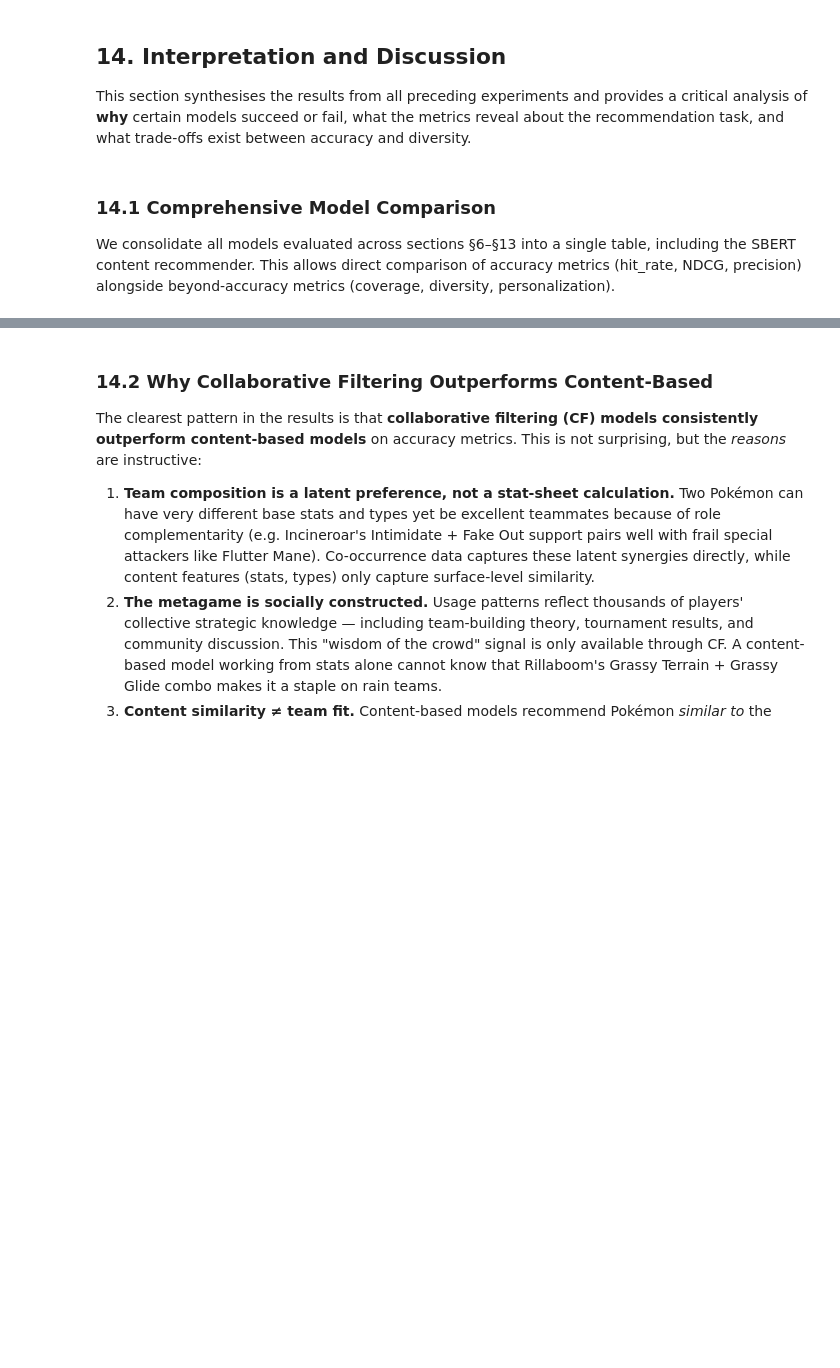
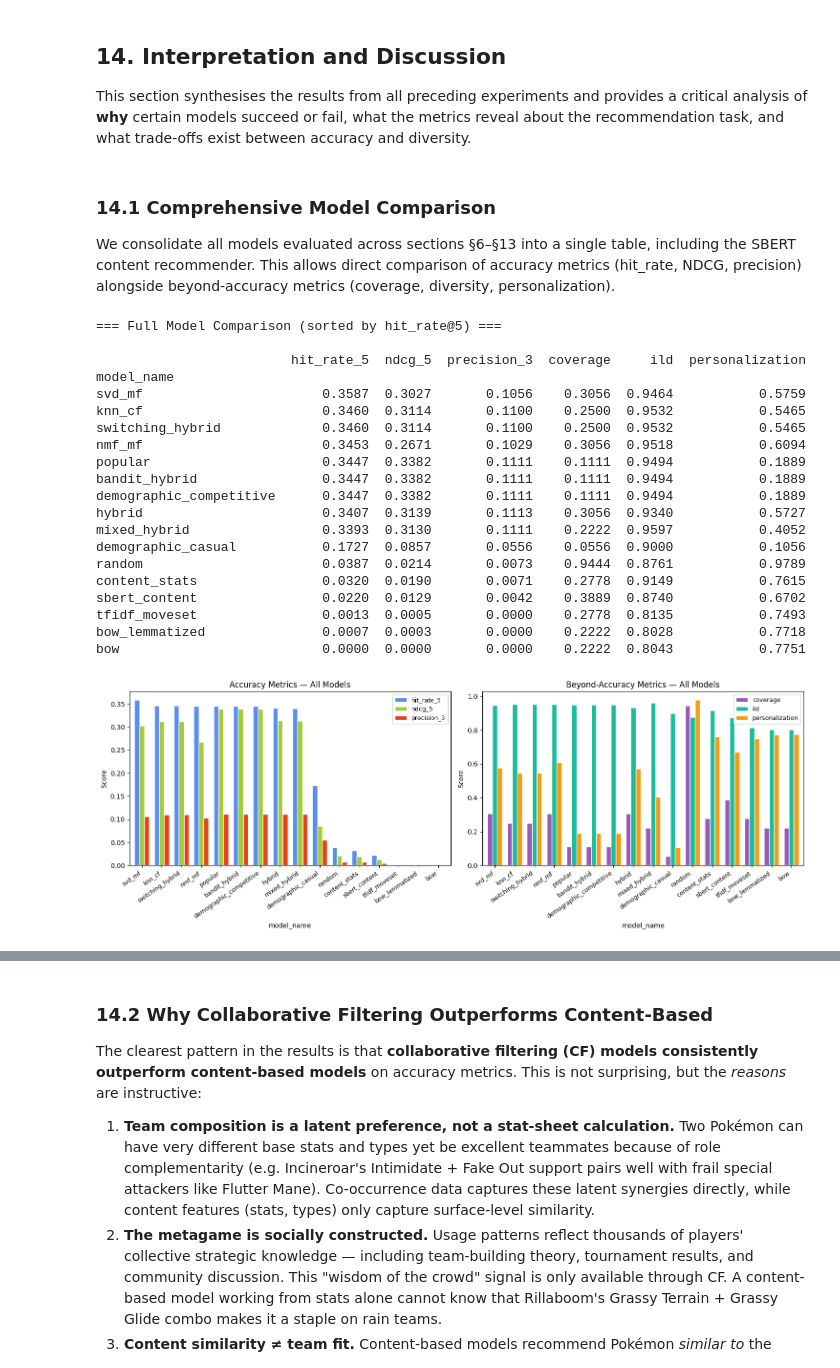
Before and after one commit to sakhnoukh/fightdex, a Jupyter notebook: pokecoach.ipynb, the cells around one changed output, grey strips where cells are left out. Drawn from its saved outputs; the diff is of its cells as text; code cells hidden in the pictures; blank space fills up the shorter version.

```diff
--- a/pokecoach.ipynb
+++ b/pokecoach.ipynb
@@ -634,7 +1055,12 @@ import numpy as np
 import json
 from pathlib import Path
 from sklearn.metrics.pairwise import cosine_similarity
-from sentence_transformers import SentenceTransformer
+
+try:
+    from sentence_transformers import SentenceTransformer
+except ImportError:
+    print("Warning: sentence_transformers not available — SBERT cells will be skipped.")
+    SentenceTransformer = None
 
 # ── Load data ──
 ART = 'artifacts'
@@ -962,43 +1473,71 @@ import matplotlib.pyplot as plt
 import numpy as np
 
 # ── Collect all model results into one DataFrame ──
-# Re-use result objects from previous cells; add SBERT
 all_results = [
     rand_result, pop_result, knn_result, svd_result, nmf_result,
-    content_result, tfidf_result, hybrid_result, bandit_result, sbert_result
+    content_result, tfidf_result, hybrid_result, bandit_result,
+    demo_comp_result, demo_casual_result,
+    bow_result, lem_bow_result,
+    switcher_result, mixed_result,
 ]
+try:
+    all_results.append(sbert_result)
+except NameError:
+    print("Note: sbert_result not available — skipping in comparison.")
 
 full = pd.DataFrame([r.__dict__ for r in all_results]).set_index('model_name')
 
 # Friendly display order (worst → best by hit_rate)
 display_order = full.sort_values('hit_rate_5', ascending=False).index.tolist()
 full = full.loc[display_order]
 
 print("=== Full Model Comparison (sorted by hit_rate@5) ===\n")
 print(full[['hit_rate_5', 'ndcg_5', 'precision_3', 'coverage', 'ild', 'personalization']].round(4).to_string())
 
 # ── Multi-metric radar-style grouped bar chart ──
-metrics_acc  = ['hit_rate_5', 'ndcg_5', 'precision_3']
+metrics_acc    = ['hit_rate_5', 'ndcg_5', 'precision_3']
 metrics_beyond = ['coverage', 'ild', 'personalization']
 
 fig, axes = plt.subplots(1, 2, figsize=(15, 5.5))
 
 full[metrics_acc].plot(kind='bar', ax=axes[0],
     color=['#5a8dee', '#a3cb38', '#e84118'], edgecolor='white', width=0.75)
 axes[0].set_title('Accuracy Metrics — All Models', fontsize=12)
 axes[0].set_ylabel('Score')
 axes[0].set_xticklabels(axes[0].get_xticklabels(), rotation=35, ha='right', fontsize=9)
 axes[0].legend(fontsize=9)
 
 full[metrics_beyond].plot(kind='bar', ax=axes[1],
     color=['#9b59b6', '#1abc9c', '#f39c12'], edgecolor='white', width=0.75)
 axes[1].set_title('Beyond-Accuracy Metrics — All Models', fontsize=12)
 axes[1].set_ylabel('Score')
 axes[1].set_xticklabels(axes[1].get_xticklabels(), rotation=35, ha='right', fontsize=9)
 axes[1].legend(fontsize=9)
 
 plt.tight_layout()
 plt.show()
+# %% [output]
+=== Full Model Comparison (sorted by hit_rate@5) ===
+
+                         hit_rate_5  ndcg_5  precision_3  coverage     ild  personalization
+model_name
+svd_mf                       0.3587  0.3027       0.1056    0.3056  0.9464           0.5759
+knn_cf                       0.3460  0.3114       0.1100    0.2500  0.9532           0.5465
+switching_hybrid             0.3460  0.3114       0.1100    0.2500  0.9532           0.5465
+nmf_mf                       0.3453  0.2671       0.1029    0.3056  0.9518           0.6094
+popular                      0.3447  0.3382       0.1111    0.1111  0.9494           0.1889
+bandit_hybrid                0.3447  0.3382       0.1111    0.1111  0.9494           0.1889
+demographic_competitive      0.3447  0.3382       0.1111    0.1111  0.9494           0.1889
+hybrid                       0.3407  0.3139       0.1113    0.3056  0.9340           0.5727
+mixed_hybrid                 0.3393  0.3130       0.1111    0.2222  0.9597           0.4052
+demographic_casual           0.1727  0.0857       0.0556    0.0556  0.9000           0.1056
+random                       0.0387  0.0214       0.0073    0.9444  0.8761           0.9789
+content_stats                0.0320  0.0190       0.0071    0.2778  0.9149           0.7615
+sbert_content                0.0220  0.0129       0.0042    0.3889  0.8740           0.6702
+tfidf_moveset                0.0013  0.0005       0.0000    0.2778  0.8135           0.7493
+bow_lemmatized               0.0007  0.0003       0.0000    0.2222  0.8028           0.7718
+bow                          0.0000  0.0000       0.0000    0.2222  0.8043           0.7751
+[figure, added]
 # %%
 # ── Accuracy vs Diversity trade-off scatter ──
 fig, ax = plt.subplots(figsize=(9, 6))
```
Also changed, not shown: parts of 50 cells of this notebook, 12 other files.
